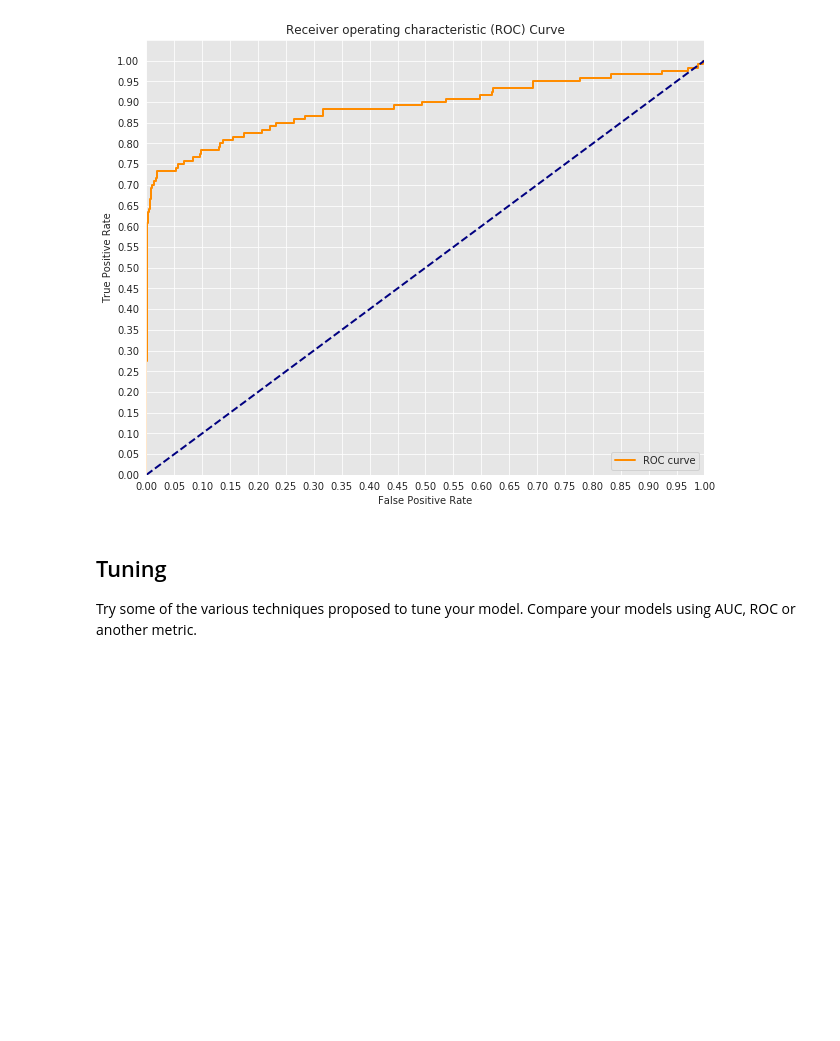
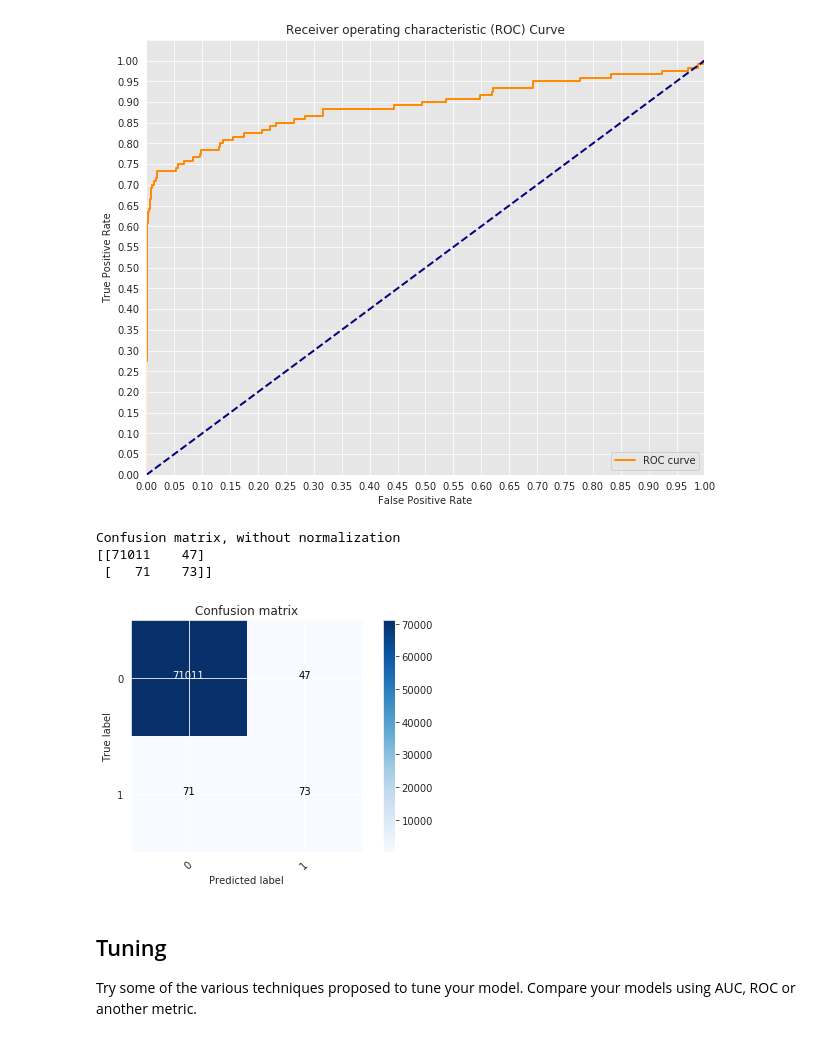
Before and after one commit to williammcmillan/dsc-class-imbalance-problems-lab-houston-ds-060319, a Jupyter notebook: index.ipynb, the cells around one changed output. Drawn from its saved outputs; the diff is of its cells as text; code cells hidden in the pictures; blank space fills up the shorter version.

```diff
--- a/index.ipynb
+++ b/index.ipynb
@@ -137,6 +137,15 @@ def plot_confusion_matrix(cm, classes,
     plt.tight_layout()
     plt.ylabel('True label')
     plt.xlabel('Predicted label')
+# %%
+y_hat_test = logreg.predict(X_test)
+cnf_matrix = confusion_matrix(y_hat_test, y_test)
+plot_confusion_matrix(cnf_matrix, classes=[0,1])
+# %% [output]
+Confusion matrix, without normalization
+[[71011    47]
+ [   71    73]]
+[figure, added]
 # %% [markdown]
 ## Tuning
 Try some of the various techniques proposed to tune your model. Compare your models using AUC, ROC or another metric.
```
